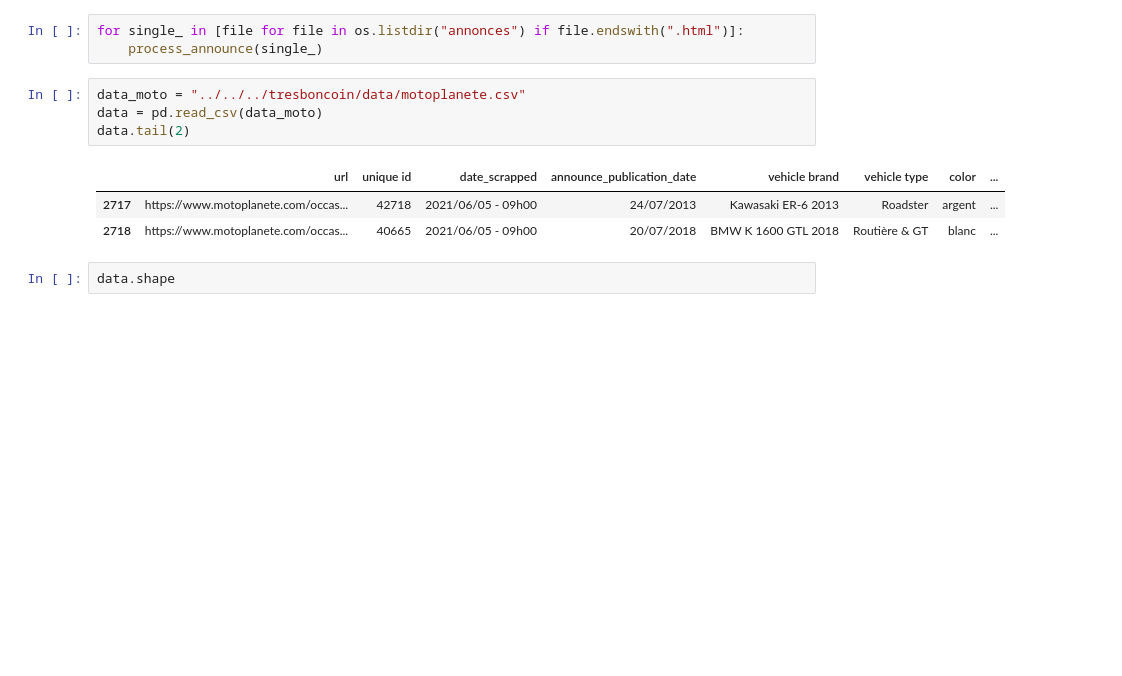
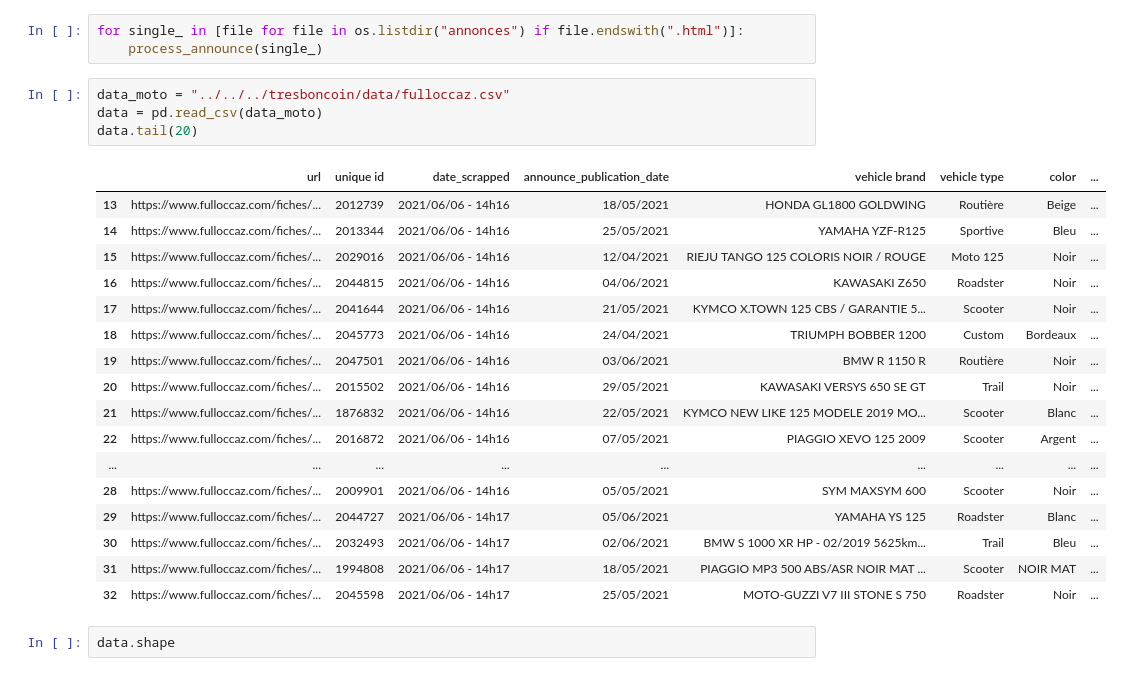
Before and after one commit to AnthonyDF/tresboncoin, a Jupyter notebook: notebooks/victor/fulloccaz/fulloccaz.ipynb, the cells around one changed output. Cells and saved outputs as stored; diff of their text form; blank space fills up the shorter version.

Commit message:
fulloccaz 06062021

```diff
--- a/notebooks/victor/fulloccaz/fulloccaz.ipynb
+++ b/notebooks/victor/fulloccaz/fulloccaz.ipynb
@@ -784,13 +937,27 @@ list(os.listdir("annonces")[0:2])
 for single_ in [file for file in os.listdir("annonces") if file.endswith(".html")]:
     process_announce(single_)
 # %%
-data_moto = "../../../tresboncoin/data/motoplanete.csv"
+data_moto = "../../../tresboncoin/data/fulloccaz.csv"
 data = pd.read_csv(data_moto)
-data.tail(2)
+data.tail(20)
 # %% [output]
 |  | url | unique id | date_scrapped | announce_publication_date | vehicle brand | vehicle type | color | ... |
-| 2717 | https://www.motoplanete.com/occas... | 42718 | 2021/06/05 - 09h00 | 24/07/2013 | Kawasaki ER-6 2013 | Roadster | argent | ... |
-| 2718 | https://www.motoplanete.com/occas... | 40665 | 2021/06/05 - 09h00 | 20/07/2018 | BMW K 1600 GTL 2018 | Routière & GT | blanc | ... |
+| 13 | https://www.fulloccaz.com/fiches/... | 2012739 | 2021/06/06 - 14h16 | 18/05/2021 | HONDA GL1800 GOLDWING | Routière | Beige | ... |
+| 14 | https://www.fulloccaz.com/fiches/... | 2013344 | 2021/06/06 - 14h16 | 25/05/2021 | YAMAHA YZF-R125 | Sportive | Bleu | ... |
+| 15 | https://www.fulloccaz.com/fiches/... | 2029016 | 2021/06/06 - 14h16 | 12/04/2021 | RIEJU TANGO 125 COLORIS NOIR / ROUGE | Moto 125 | Noir | ... |
+| 16 | https://www.fulloccaz.com/fiches/... | 2044815 | 2021/06/06 - 14h16 | 04/06/2021 | KAWASAKI Z650 | Roadster | Noir | ... |
+| 17 | https://www.fulloccaz.com/fiches/... | 2041644 | 2021/06/06 - 14h16 | 21/05/2021 | KYMCO X.TOWN 125 CBS / GARANTIE 5... | Scooter | Noir | ... |
+| 18 | https://www.fulloccaz.com/fiches/... | 2045773 | 2021/06/06 - 14h16 | 24/04/2021 | TRIUMPH BOBBER 1200 | Custom | Bordeaux | ... |
+| 19 | https://www.fulloccaz.com/fiches/... | 2047501 | 2021/06/06 - 14h16 | 03/06/2021 | BMW R 1150 R | Routière | Noir | ... |
+| 20 | https://www.fulloccaz.com/fiches/... | 2015502 | 2021/06/06 - 14h16 | 29/05/2021 | KAWASAKI VERSYS 650 SE GT | Trail | Noir | ... |
+| 21 | https://www.fulloccaz.com/fiches/... | 1876832 | 2021/06/06 - 14h16 | 22/05/2021 | KYMCO NEW LIKE 125 MODELE 2019 MO... | Scooter | Blanc | ... |
+| 22 | https://www.fulloccaz.com/fiches/... | 2016872 | 2021/06/06 - 14h16 | 07/05/2021 | PIAGGIO XEVO 125 2009 | Scooter | Argent | ... |
+| ... | ... | ... | ... | ... | ... | ... | ... | ... |
+| 28 | https://www.fulloccaz.com/fiches/... | 2009901 | 2021/06/06 - 14h16 | 05/05/2021 | SYM MAXSYM 600 | Scooter | Noir | ... |
+| 29 | https://www.fulloccaz.com/fiches/... | 2044727 | 2021/06/06 - 14h17 | 05/06/2021 | YAMAHA YS 125 | Roadster | Blanc | ... |
+| 30 | https://www.fulloccaz.com/fiches/... | 2032493 | 2021/06/06 - 14h17 | 02/06/2021 | BMW S 1000 XR HP - 02/2019 5625km... | Trail | Bleu | ... |
+| 31 | https://www.fulloccaz.com/fiches/... | 1994808 | 2021/06/06 - 14h17 | 18/05/2021 | PIAGGIO MP3 500 ABS/ASR NOIR MAT ... | Scooter | NOIR MAT | ... |
+| 32 | https://www.fulloccaz.com/fiches/... | 2045598 | 2021/06/06 - 14h17 | 25/05/2021 | MOTO-GUZZI V7 III STONE S 750 | Roadster | Noir | ... |
 # %%
 data.shape
 # %% [output]
```
Also changed, not shown: parts of 64 cells of this notebook.
